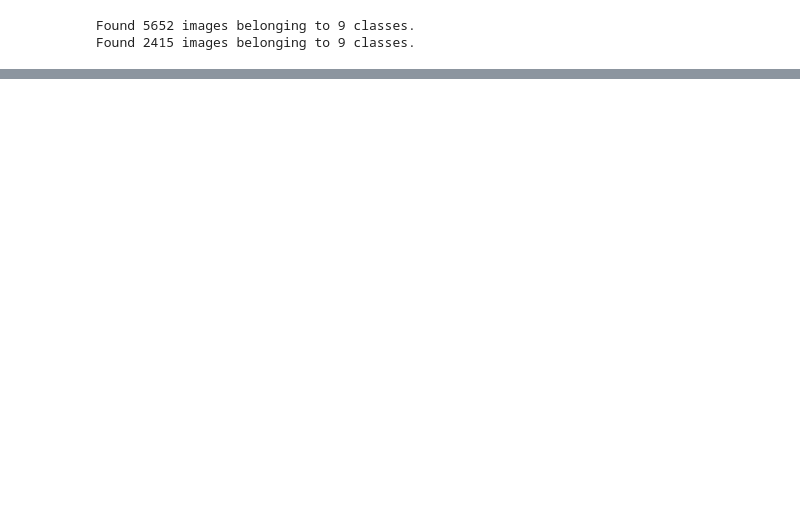
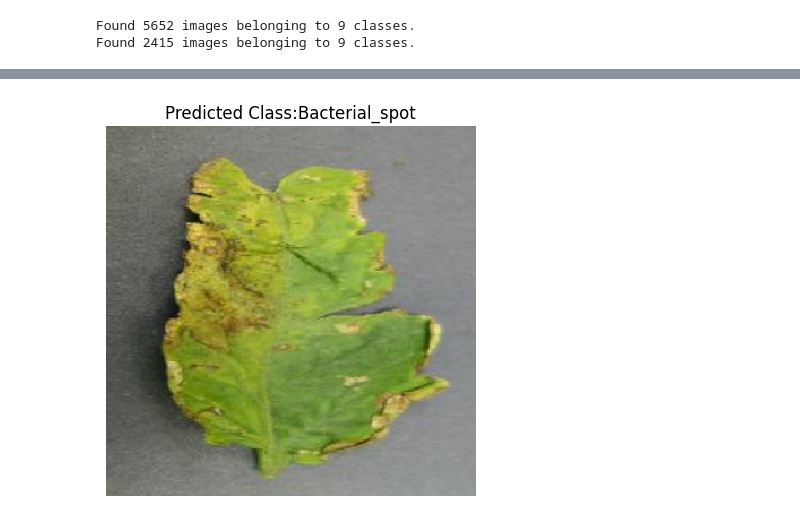
Before and after one commit to amdadev/amdadev, a Jupyter notebook: tomato_incption.ipynb, the cells around one changed output, grey strips where cells are left out. Drawn from its saved outputs; the diff is of its cells as text; code cells hidden in the pictures; blank space fills up the shorter version.

```diff
--- a/tomato_incption.ipynb
+++ b/tomato_incption.ipynb
@@ -219,0 +245,33 @@ print(classification_report(true_labels, predicted_labels, target_names=train_da
+# %%
+import numpy as np
+import matplotlib.pyplot as plt
+from keras.preprocessing import image
+from tensorflow.keras.models import load_model
+
+# Load the trained model
+model = load_model('Inception_v3_TL_tomato.keras')
+
+# Specify the path to your single test image
+single_image_path = '/content/drive/MyDrive/tomato/train/Bacterial_spot/090e981e-4e75-48db-806d-c28c970f3c9a___UF.GRC_BS_Lab Leaf 9256.JPG'
+
+# Load and preprocess the single test image
+img = image.load_img(single_image_path, target_size=(299, 299))
+img_array = image.img_to_array(img)
+img_array = np.expand_dims(img_array, axis=0)
+img_array /= 255.0  # Normalize pixel values to between 0 and 1
+
+# Make predictions on the single test image
+prediction = model.predict(img_array)
+predicted_class = np.argmax(prediction)
+
+# Define class labels (replace these with your actual class labels)
+class_labels = ['Bacterial_spot', 'Early_blight', 'Late_blight', 'Leaf_Mold',
+                'Septoria_leaf_spot', 'Spider_mites', 'Target_Spot',
+                'Tomato_Yellow_Leaf_Curl_Virus', 'Tomato_mosaic_virus']
+
+# Display the image with the predicted class
+plt.imshow(img)
+plt.axis('off')
+plt.title(f"Predicted Class: {class_labels[predicted_class]}")
+plt.show()
+# %% [output]
@@ -219,0 +280 @@ print(classification_report(true_labels, predicted_labels, target_names=train_da
+[figure, added]
```
Also changed, not shown: parts of 19 cells of this notebook.
